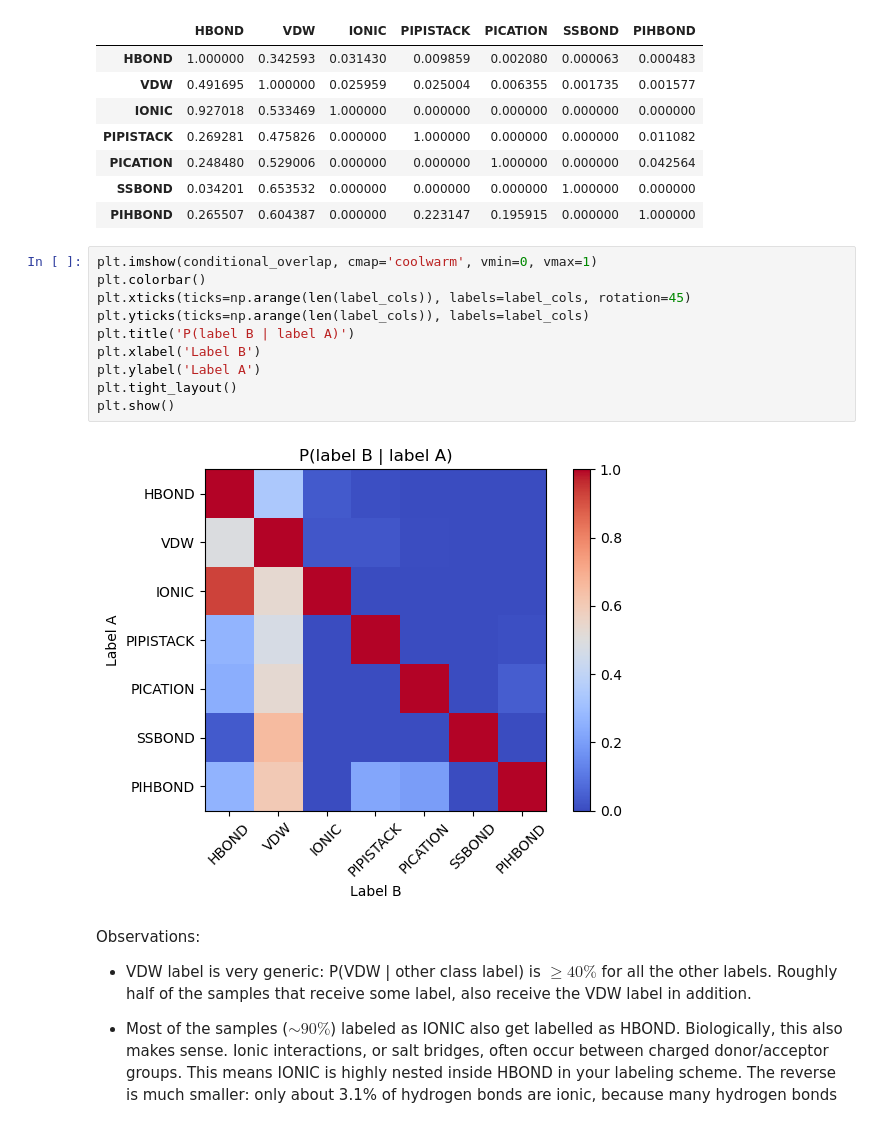
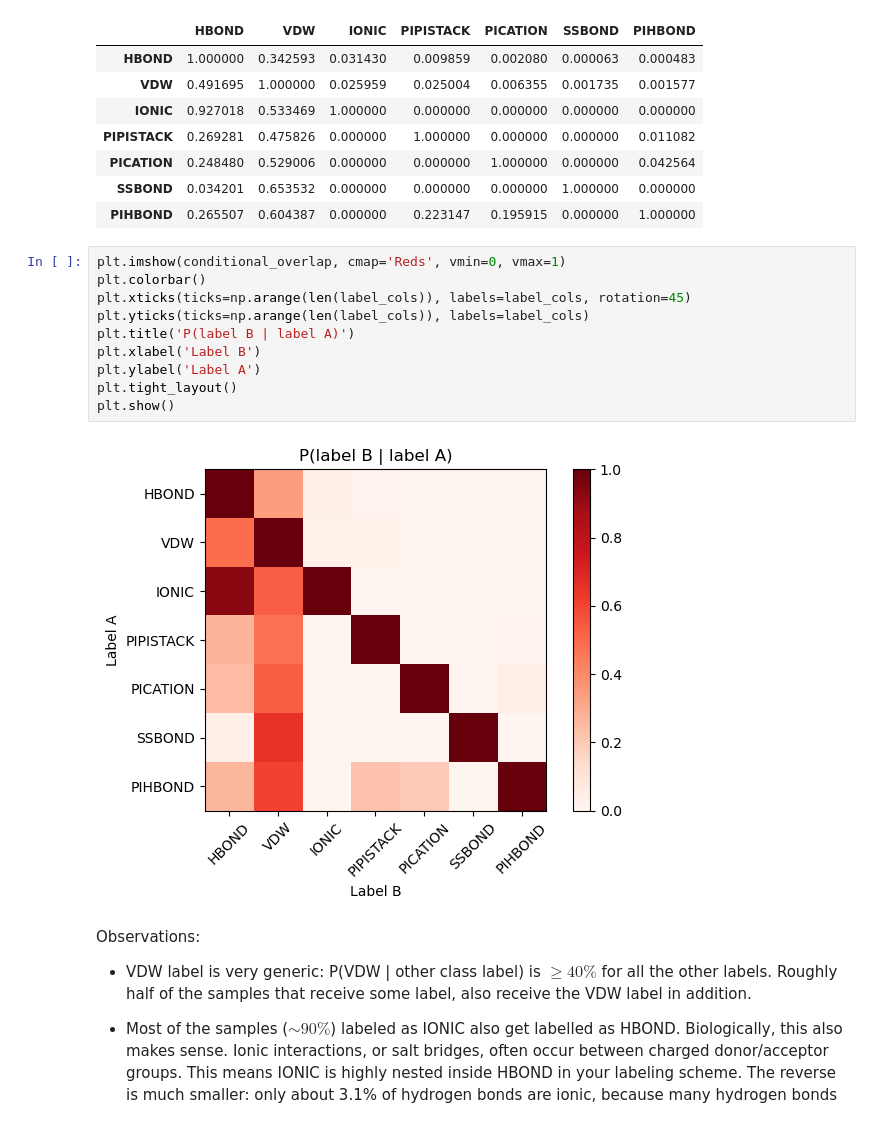
Before and after one commit to miriamzara/SB_Project, a Jupyter notebook: 0_features_inspection.ipynb, the cells around one changed output. Cells and saved outputs as stored; diff of their text form.

```diff
--- a/0_features_inspection.ipynb
+++ b/0_features_inspection.ipynb
@@ -115,17 +161,17 @@ display(conditional_overlap)
 | SSBOND | 0.034201 | 0.653532 | 0.000000 | 0.000000 | 0.000000 | 1.000000 | 0.000000 |
 | PIHBOND | 0.265507 | 0.604387 | 0.000000 | 0.223147 | 0.195915 | 0.000000 | 1.000000 |
 # %%
-plt.imshow(conditional_overlap, cmap='coolwarm', vmin=0, vmax=1)
+plt.imshow(conditional_overlap, cmap='Reds', vmin=0, vmax=1)
 plt.colorbar()
 plt.xticks(ticks=np.arange(len(label_cols)), labels=label_cols, rotation=45)
 plt.yticks(ticks=np.arange(len(label_cols)), labels=label_cols)
 plt.title('P(label B | label A)')
 plt.xlabel('Label B')
 plt.ylabel('Label A')
 plt.tight_layout()
 plt.show()
 # %% [output]
-[figure, old version]
+[figure, new version]
 # %% [markdown]
 Observations:
 
```
Also changed, not shown: parts of 3 cells of this notebook, 4 other files.
